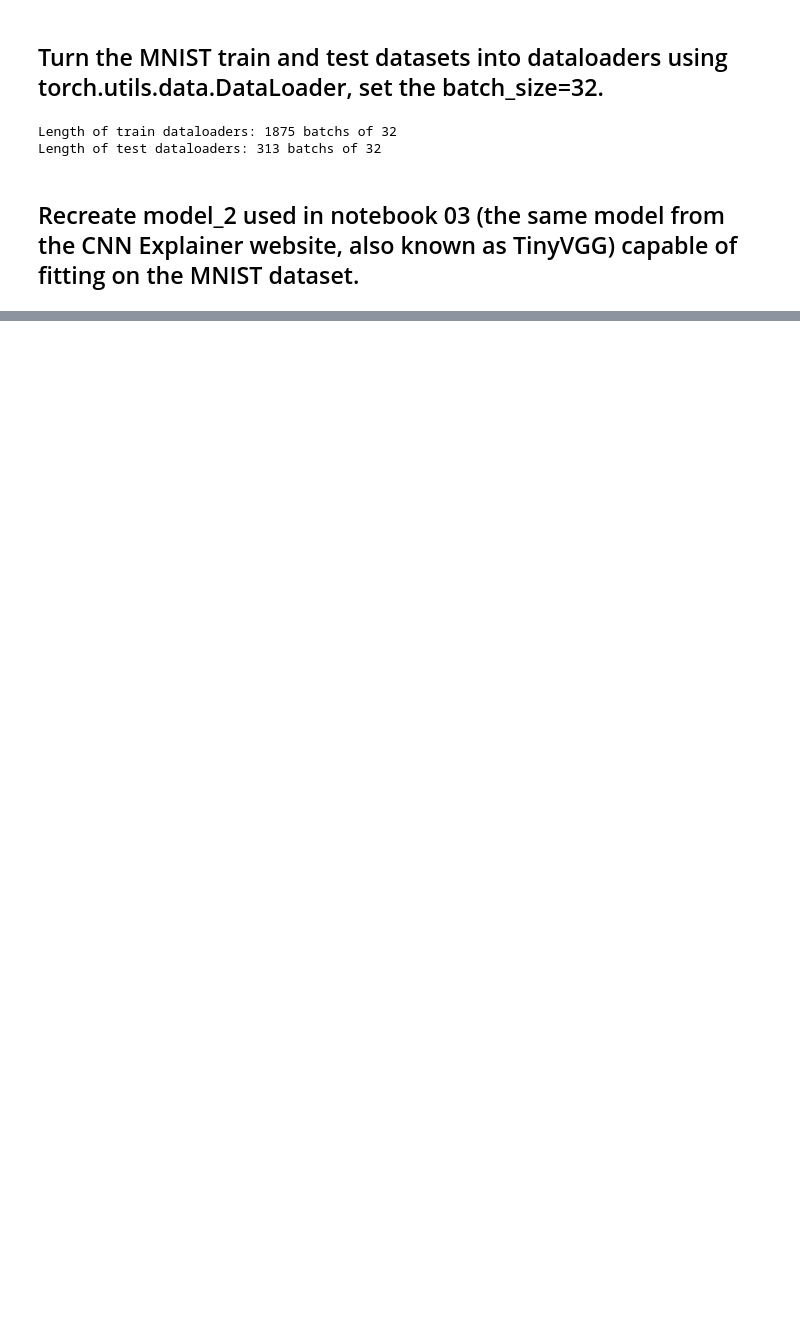
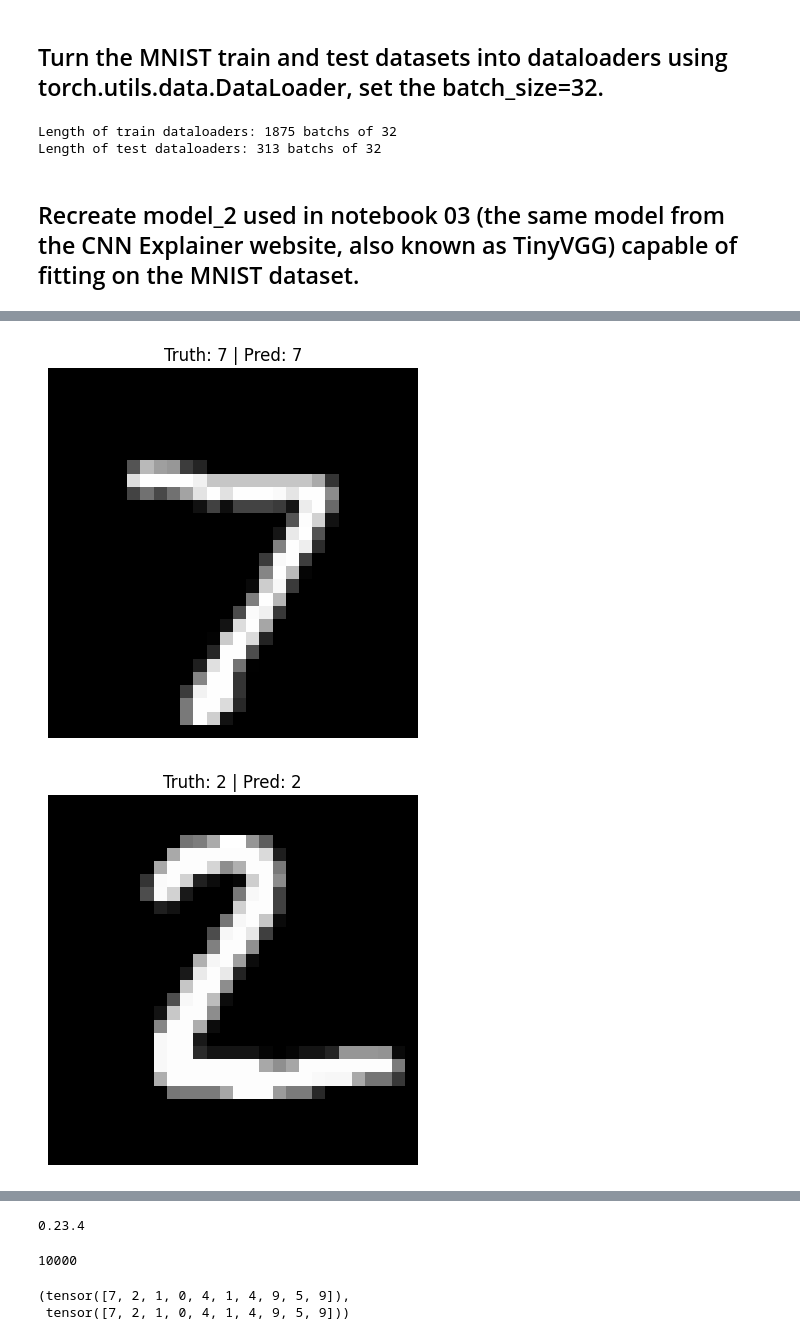
Before and after one commit to Niloy009/learning_pytorch, a Jupyter notebook: exercises/03_exercise_pytorch_computer_vision.ipynb, the cells around one changed output, grey strips where cells are left out. Saved outputs shown, nothing was run; the diff lists cells and outputs as text; code cells hidden in the pictures; blank space fills up the shorter version.

```diff
--- a/exercises/03_exercise_pytorch_computer_vision.ipynb
+++ b/exercises/03_exercise_pytorch_computer_vision.ipynb
@@ -167,0 +322,20 @@ model_1 = MNISTMODELV1(input_shape=1,
+# %%
+num_to_plot = 5
+for i in range(num_to_plot):
+  # Get image and labels from the test data
+  img = test_data[i][0]
+  label = test_data[i][1]
+
+  # Make prediction on image
+  model_pred_logits = model_gpu(img.unsqueeze(dim=0).to(device))
+  model_pred_probs = torch.softmax(model_pred_logits, dim=1)
+  model_pred_label = torch.argmax(model_pred_probs, dim=1)
+
+  # Plot the image and prediction
+  plt.figure()
+  plt.imshow(img.squeeze(), cmap="gray")
+  plt.title(f"Truth: {label} | Pred: {model_pred_label.cpu().item()}")
+  plt.axis(False);
+# %% [output]
+[figure, added]
+[figure, added]
@@ -167,0 +345,32 @@ model_1 = MNISTMODELV1(input_shape=1,
+# %%
+
+# Import mlxtend upgraded version
+import mlxtend
+print(mlxtend.__version__)
+assert int(mlxtend.__version__.split(".")[1]) >= 19 # should be version 0.19.0 or higher
+# %% [output]
+0.23.4
+# %%
+# Make predictions across all test data
+from tqdm.auto import tqdm
+model_gpu.eval()
+y_preds = []
+with torch.inference_mode():
+  for batch, (X, y) in tqdm(enumerate(test_dataloader)):
+    # Make sure data on right device
+    X, y = X.to(device), y.to(device)
+    # Forward pass
+    y_pred_logits = model_gpu(X)
+    # Logits -> Pred probs -> Pred label
+    y_pred_labels = torch.argmax(torch.softmax(y_pred_logits, dim=1), dim=1)
+    # Append the labels to the preds list
+    y_preds.append(y_pred_labels)
+  y_preds=torch.cat(y_preds).cpu()
+len(y_preds)
+# %% [output]
+10000
+# %%
+test_data.targets[:10], y_preds[:10]
+# %% [output]
+(tensor([7, 2, 1, 0, 4, 1, 4, 9, 5, 9]),
+ tensor([7, 2, 1, 0, 4, 1, 4, 9, 5, 9]))
```
Also changed, not shown: parts of 8 cells of this notebook.
